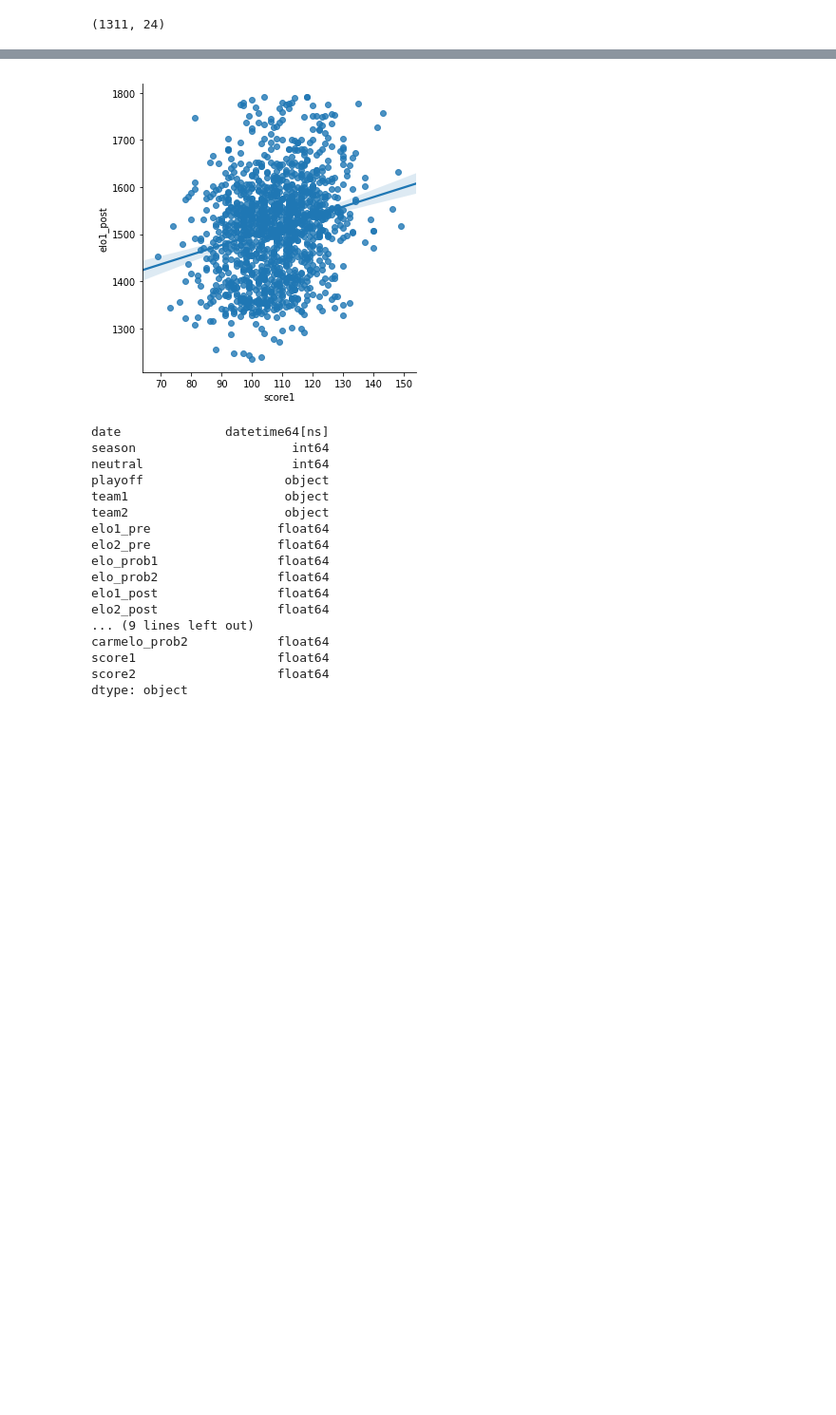
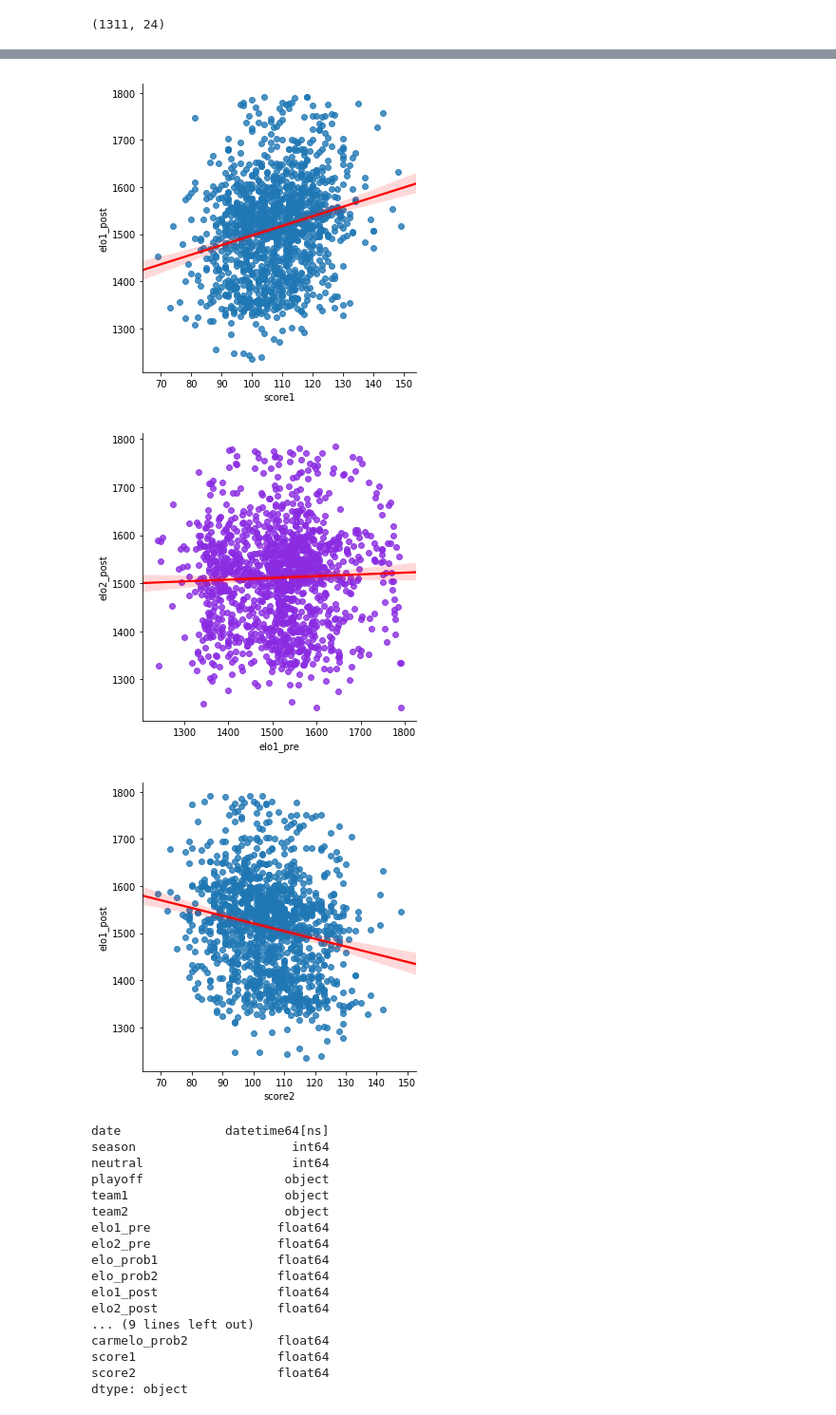
Before and after one commit to hughjafro/DS-Sprint-5-Project-Week, a Jupyter notebook: DS_151_Sprint_Project.ipynb, the cells around one changed output, grey strips where cells are left out. Shown at 95% size. Saved outputs shown, nothing was run; the diff lists cells and outputs as text; code cells hidden in the pictures; blank space fills up the shorter version.

```diff
--- a/DS_151_Sprint_Project.ipynb
+++ b/DS_151_Sprint_Project.ipynb
@@ -242,7 +222,12 @@ plt.plot
-# %%
-# make a scatterplot
-sns.lmplot(x='score1', y='elo1_post', data=nba_2018);
-# %% [output]
-[figure, removed]
 # %%
 #help(sns.lmplot)
+# %%
+# make a scatterplot
+sns.lmplot(x='score1', y='elo1_post', data=nba_2018, line_kws={'color': 'red'});
+sns.lmplot(x='elo1_pre', y='elo2_post',  data=nba_2018,
+           line_kws={'color': 'red'}, scatter_kws={'color':'blueviolet'});
+sns.lmplot(x='score2', y='elo1_post', data=nba_2018, line_kws={'color': 'red'});
+# %% [output]
+[figure, added]
+[figure, added]
+[figure, added]
```
Also changed, not shown: parts of 19 cells of this notebook.
